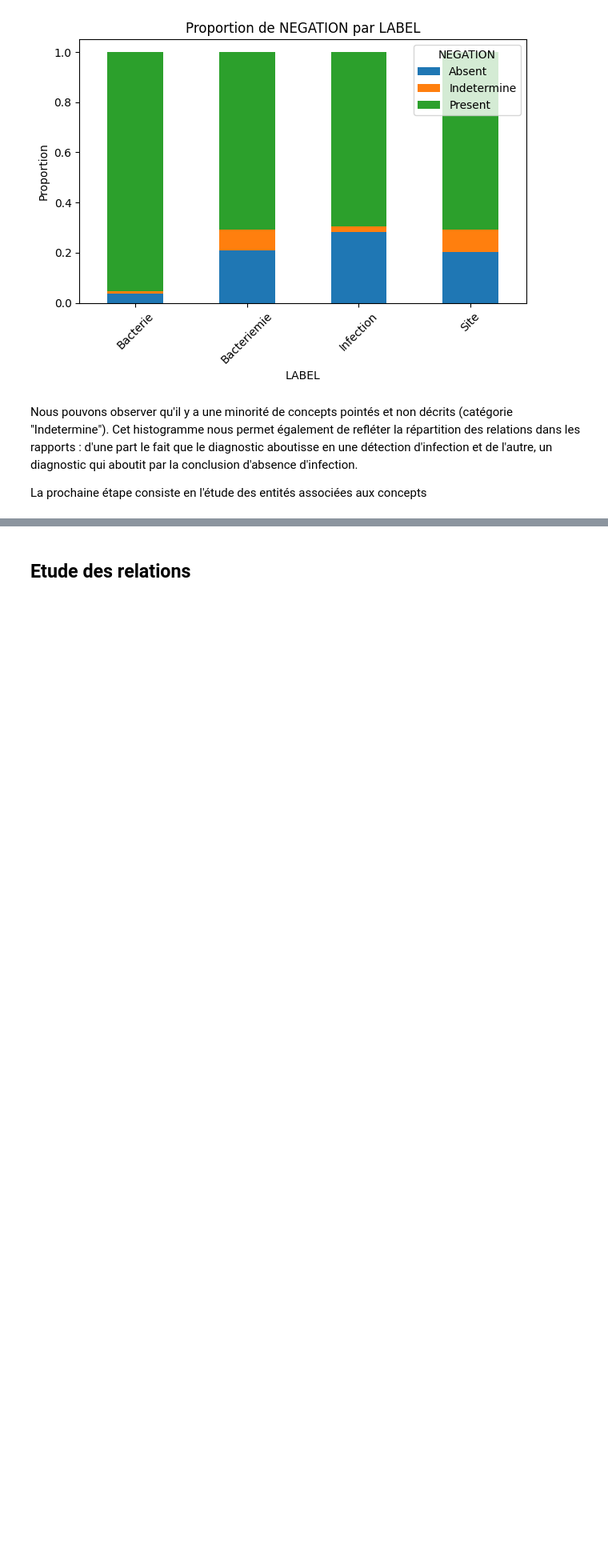
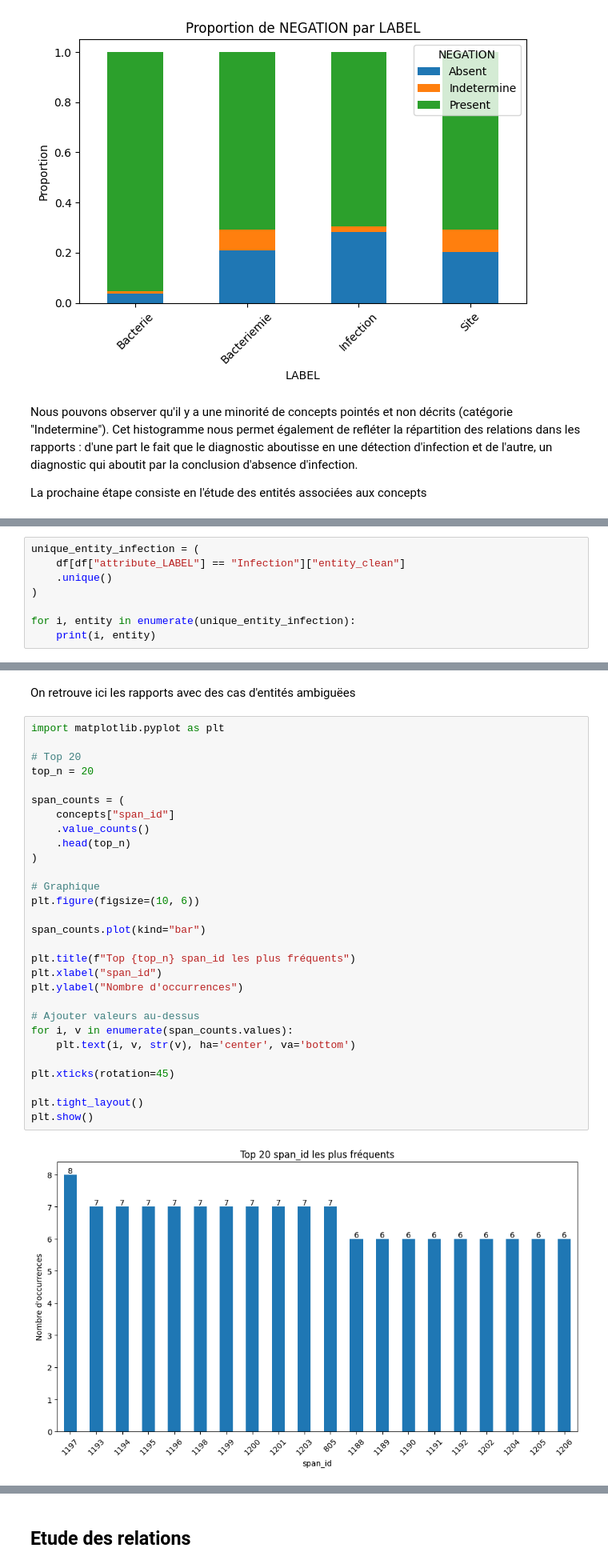
Before and after one commit to PJGouze/KG_RAG, a Jupyter notebook: KG_RAG/tests_and_req/statistiques_partages.ipynb, the cells around one changed output, grey strips where cells are left out. Shown at 80% size. Saved outputs shown, nothing was run; the diff lists cells and outputs as text; blank space fills up the shorter version.

```diff
--- a/KG_RAG/tests_and_req/statistiques_partages.ipynb
+++ b/KG_RAG/tests_and_req/statistiques_partages.ipynb
@@ -345,0 +407,8 @@ Length: 80, dtype: str
+# %%
+unique_entity_infection = (
+    df[df["attribute_LABEL"] == "Infection"]["entity_clean"]
+    .unique()
+)
+
+for i, entity in enumerate(unique_entity_infection):
+    print(i, entity)
@@ -345,0 +433,33 @@ Length: 80, dtype: str
+# %% [markdown]
+On retrouve ici les rapports avec des cas d'entités ambiguëes
+# %%
+import matplotlib.pyplot as plt
+
+# Top 20
+top_n = 20
+
+span_counts = (
+    concepts["span_id"]
+    .value_counts()
+    .head(top_n)
+)
+
+# Graphique
+plt.figure(figsize=(10, 6))
+
+span_counts.plot(kind="bar")
+
+plt.title(f"Top {top_n} span_id les plus fréquents")
+plt.xlabel("span_id")
+plt.ylabel("Nombre d'occurrences")
+
+# Ajouter valeurs au-dessus
+for i, v in enumerate(span_counts.values):
+    plt.text(i, v, str(v), ha='center', va='bottom')
+
+plt.xticks(rotation=45)
+
+plt.tight_layout()
+plt.show()
+# %% [output]
+[figure, added]
```
Also changed, not shown: parts of 16 cells of this notebook.
